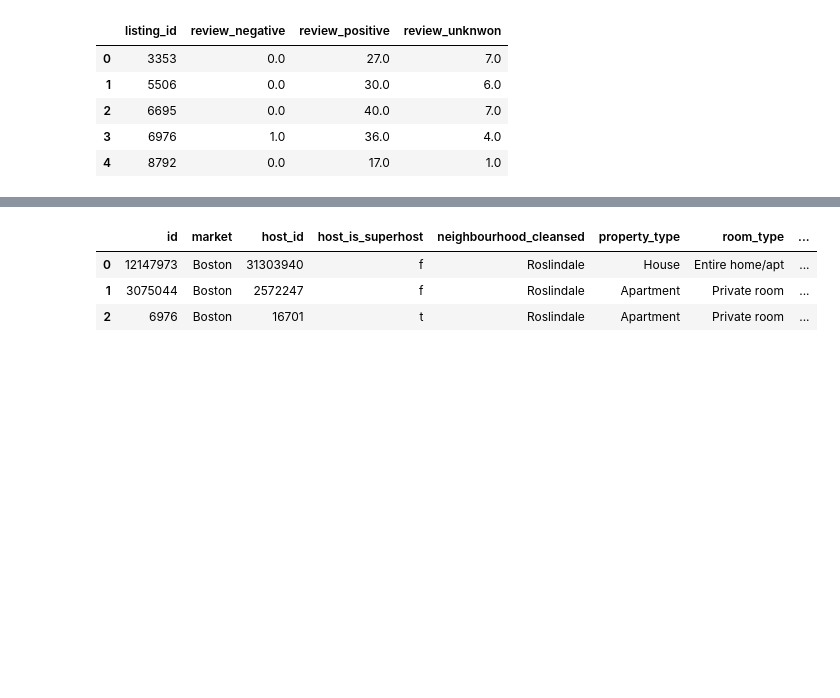
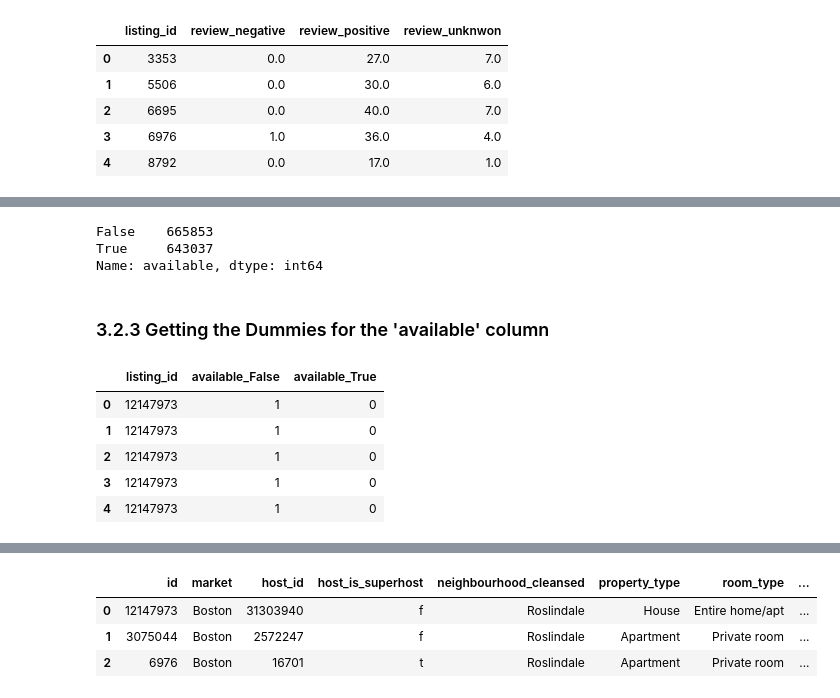
Before and after one commit to macedoti13/Airbnb-Data-Analysis, a Jupyter notebook: AirbnbDataAnalysis.ipynb, the cells around one changed output, grey strips where cells are left out. Cells and saved outputs as stored; diff of their text form; code cells hidden in the pictures; blank space fills up the shorter version.

```diff
--- a/AirbnbDataAnalysis.ipynb
+++ b/AirbnbDataAnalysis.ipynb
@@ -199,0 +228,6 @@ Later I'll combine this as features in the final dataframe!
+# %%
+# creating a copy of the dataset
+df_bos_cal_c = df_bos_cal.copy()
+
+# checking dataset info
+df_bos_cal_c.info()
@@ -199,0 +248,4 @@ Later I'll combine this as features in the final dataframe!
+# %%
+# pulling only the listing and availble columns
+df_bos_cal_c = df_bos_cal_c[['listing_id', 'available']]
+df_bos_cal_c.head()
@@ -199,0 +267,4 @@ Later I'll combine this as features in the final dataframe!
+# %%
+# applying lambda function to make true of false
+df_bos_cal_c.available = df_bos_cal_c.available.apply(lambda x: x == 't')
+df_bos_cal_c.head()
@@ -199,0 +278,18 @@ Later I'll combine this as features in the final dataframe!
+# %%
+df_bos_cal_c.available.value_counts()
+# %% [output]
+False    665853
+True     643037
+Name: available, dtype: int64
+# %% [markdown]
+### 3.2.3 Getting the Dummies for the 'available' column
+# %%
+df_bos_cal_c = pd.concat([df_bos_cal_c.listing_id, pd.get_dummies(df_bos_cal_c.available, prefix='available')], axis=1)
+df_bos_cal_c.head()
+# %% [output]
+|  | listing_id | available_False | available_True |
+| 0 | 12147973 | 1 | 0 |
+| 1 | 12147973 | 1 | 0 |
+| 2 | 12147973 | 1 | 0 |
+| 3 | 12147973 | 1 | 0 |
+| 4 | 12147973 | 1 | 0 |
```
Also changed, not shown: parts of 57 cells of this notebook.
